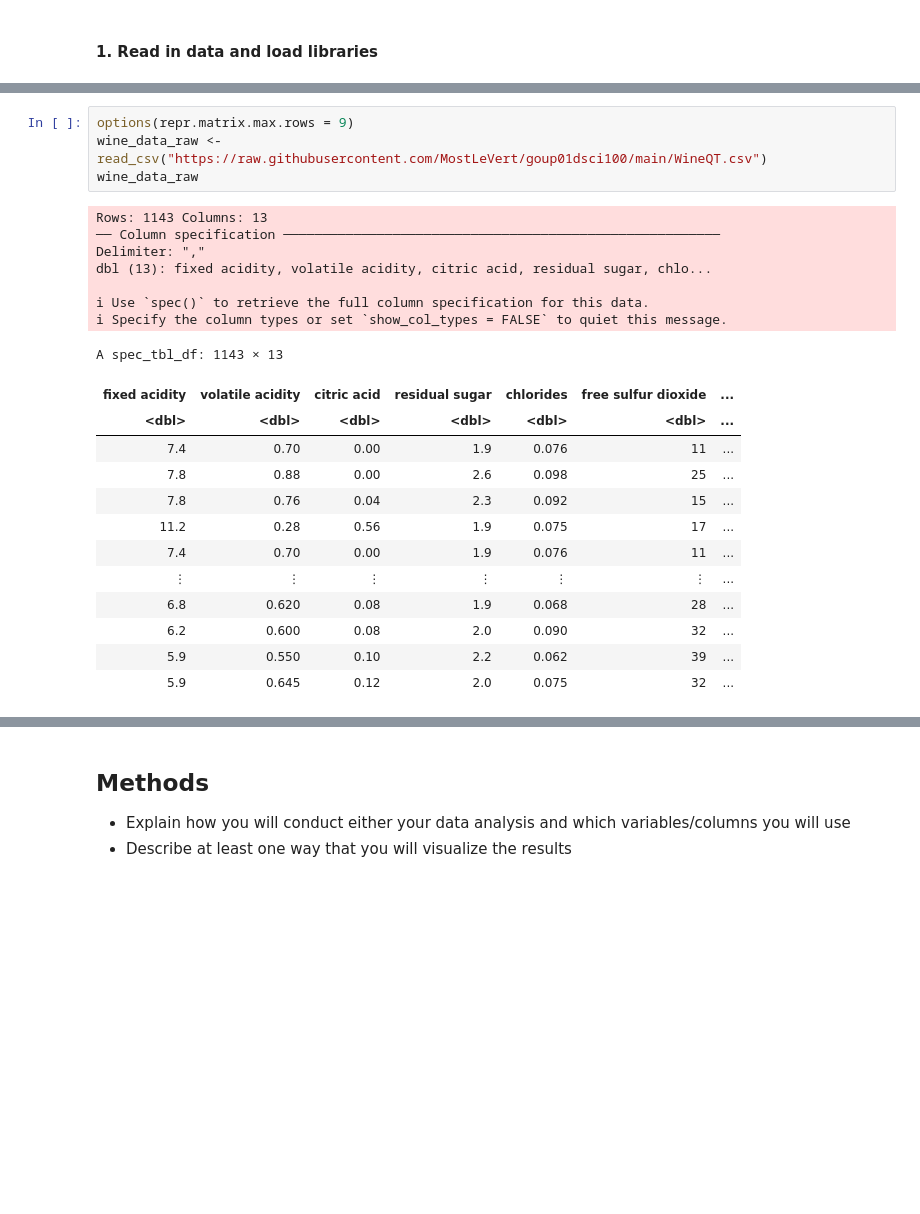
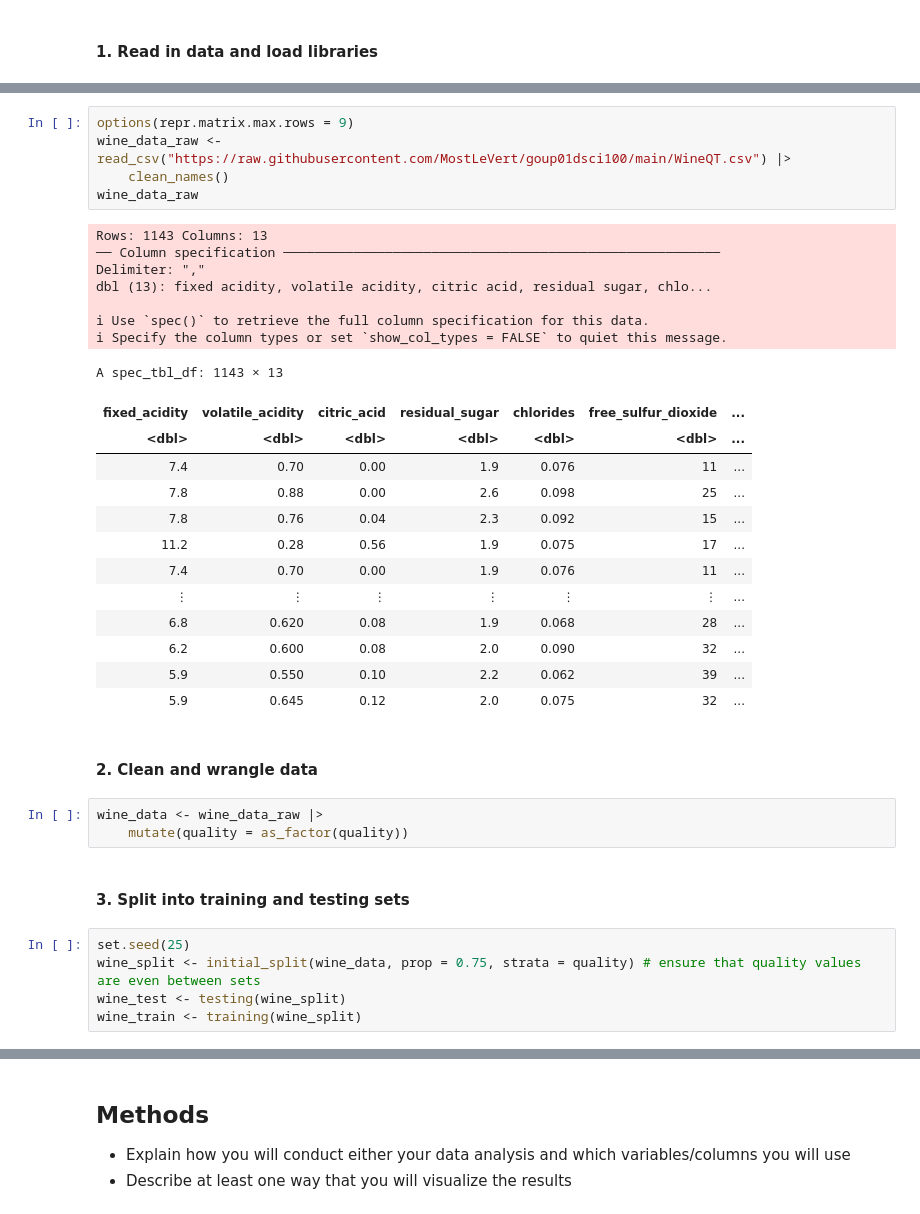
Before and after one commit to MostLeVert/goup01dsci100, a Jupyter notebook: Project_proposal.ipynb, the cells around one changed output, grey strips where cells are left out. Cells and saved outputs as stored; diff of their text form; blank space fills up the shorter version.

Commit message:
Did a bit of analysis
Split into testing and training and did a small amount of prelim analysis

```diff
--- a/Project_proposal.ipynb
+++ b/Project_proposal.ipynb
@@ -58,17 +32,18 @@ library(repr)
 # %%
 options(repr.matrix.max.rows = 9)
-wine_data_raw <- read_csv("https://raw.githubusercontent.com/MostLeVert/goup01dsci100/main/WineQT.csv")
+wine_data_raw <- read_csv("https://raw.githubusercontent.com/MostLeVert/goup01dsci100/main/WineQT.csv") |>
+    clean_names()
 wine_data_raw
 # %% [output]
 Rows: 1143 Columns: 13
 ── Column specification ────────────────────────────────────────────────────────
 Delimiter: ","
 dbl (13): fixed acidity, volatile acidity, citric acid, residual sugar, chlo...
 
 ℹ Use `spec()` to retrieve the full column specification for this data.
 ℹ Specify the column types or set `show_col_types = FALSE` to quiet this message.
 A spec_tbl_df: 1143 × 13
-| fixed acidity | volatile acidity | citric acid | residual sugar | chlorides | free sulfur dioxide | ... |
+| fixed_acidity | volatile_acidity | citric_acid | residual_sugar | chlorides | free_sulfur_dioxide | ... |
 | <dbl> | <dbl> | <dbl> | <dbl> | <dbl> | <dbl> | ... |
 | 7.4 | 0.70 | 0.00 | 1.9 | 0.076 | 11 | ... |
 | 7.8 | 0.88 | 0.00 | 2.6 | 0.098 | 25 | ... |
@@ -80,3 +55,15 @@ A spec_tbl_df: 1143 × 13
 | 6.2 | 0.600 | 0.08 | 2.0 | 0.090 | 32 | ... |
 | 5.9 | 0.550 | 0.10 | 2.2 | 0.062 | 39 | ... |
 | 5.9 | 0.645 | 0.12 | 2.0 | 0.075 | 32 | ... |
+# %% [markdown]
+#### 2. Clean and wrangle data
+# %%
+wine_data <- wine_data_raw |>
+    mutate(quality = as_factor(quality))
+# %% [markdown]
+#### 3. Split into training and testing sets
+# %%
+set.seed(25)
+wine_split <- initial_split(wine_data, prop = 0.75, strata = quality) # ensure that quality values are even between sets
+wine_test <- testing(wine_split)
+wine_train <- training(wine_split)
```
Also changed, not shown: parts of 5 cells of this notebook.
